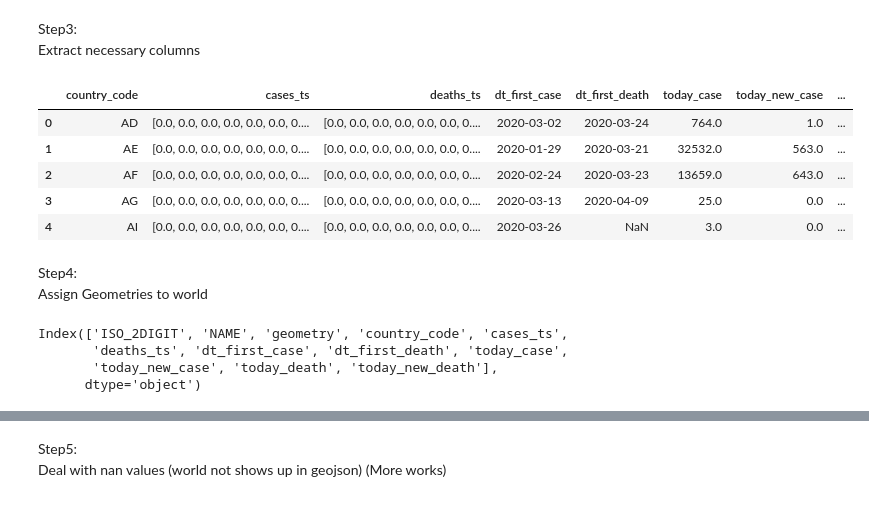
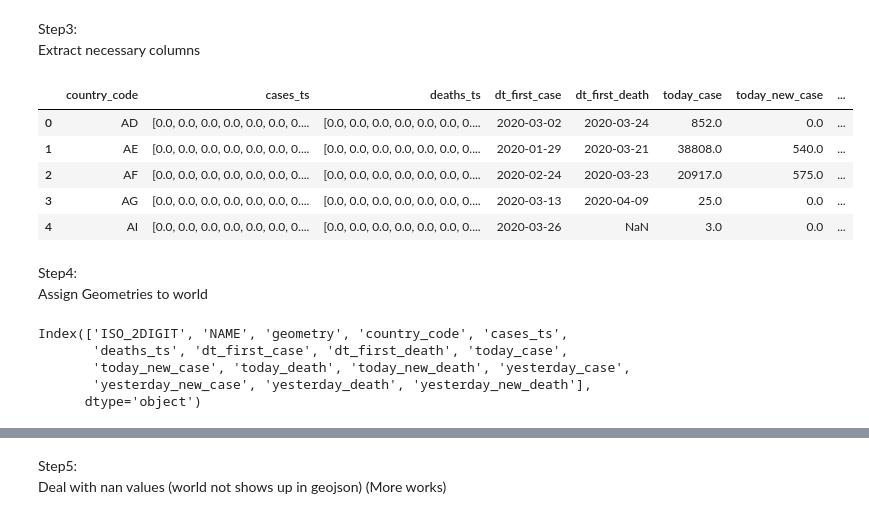
Before and after one commit to cybergis/wherecovid19_webapp, a Jupyter notebook: preprocessing/worldwide/world_layer_usingCountryID.ipynb, the cells around one changed output, grey strips where cells are left out. Saved outputs shown, nothing was run; the diff lists cells and outputs as text; code cells hidden in the pictures.

Commit message:
Change the number of new cases and deaths to be same as WHO webpage

```diff
--- a/preprocessing/worldwide/world_layer_usingCountryID.ipynb
+++ b/preprocessing/worldwide/world_layer_usingCountryID.ipynb
@@ -313,6 +313,11 @@ Step2:
 Add today_case, today_new_case, today_death, today_new_death
 # %%
 yesterday = date.values[-2]
+day_before_yes = date.values[-3]
+pivot_world['yesterday_case'] = pivot_world['cases'][yesterday]
+pivot_world['yesterday_new_case'] = pivot_world['cases'][yesterday] - pivot_world['cases'][day_before_yes]
+pivot_world['yesterday_death'] = pivot_world['deaths'][yesterday]
+pivot_world['yesterday_new_death'] = pivot_world['deaths'][yesterday] - pivot_world['deaths'][day_before_yes]
 pivot_world['today_case'] = pivot_world['cases'][dt_str_end]
 pivot_world['today_new_case'] = pivot_world['cases'][dt_str_end] - pivot_world['cases'][yesterday]
 pivot_world['today_death'] = pivot_world['deaths'][dt_str_end]
@@ -321,15 +326,15 @@ pivot_world['today_new_death'] = pivot_world['deaths'][dt_str_end] - pivot_world
 Step3:
 Extract necessary columns
 # %%
-report_df = pivot_world[['cases_ts','deaths_ts','dt_first_case','dt_first_death','today_case','today_new_case', 'today_death','today_new_death']]
+report_df = pivot_world[['cases_ts','deaths_ts','dt_first_case','dt_first_death','today_case','today_new_case', 'today_death','today_new_death','yesterday_case','yesterday_new_case','yesterday_death','yesterday_new_death']]
 report_df = report_df.reset_index()
-report_df.columns = ['country_code','cases_ts','deaths_ts','dt_first_case','dt_first_death','today_case','today_new_case', 'today_death','today_new_death']
+report_df.columns = ['country_code','cases_ts','deaths_ts','dt_first_case','dt_first_death','today_case','today_new_case', 'today_death','today_new_death','yesterday_case','yesterday_new_case','yesterday_death','yesterday_new_death']
 report_df.head(5)
 # %% [output]
 |  | country_code | cases_ts | deaths_ts | dt_first_case | dt_first_death | today_case | today_new_case | ... |
-| 0 | AD | [0.0, 0.0, 0.0, 0.0, 0.0, 0.0, 0.... | [0.0, 0.0, 0.0, 0.0, 0.0, 0.0, 0.... | 2020-03-02 | 2020-03-24 | 764.0 | 1.0 | ... |
-| 1 | AE | [0.0, 0.0, 0.0, 0.0, 0.0, 0.0, 0.... | [0.0, 0.0, 0.0, 0.0, 0.0, 0.0, 0.... | 2020-01-29 | 2020-03-21 | 32532.0 | 563.0 | ... |
-| 2 | AF | [0.0, 0.0, 0.0, 0.0, 0.0, 0.0, 0.... | [0.0, 0.0, 0.0, 0.0, 0.0, 0.0, 0.... | 2020-02-24 | 2020-03-23 | 13659.0 | 643.0 | ... |
+| 0 | AD | [0.0, 0.0, 0.0, 0.0, 0.0, 0.0, 0.... | [0.0, 0.0, 0.0, 0.0, 0.0, 0.0, 0.... | 2020-03-02 | 2020-03-24 | 852.0 | 0.0 | ... |
+| 1 | AE | [0.0, 0.0, 0.0, 0.0, 0.0, 0.0, 0.... | [0.0, 0.0, 0.0, 0.0, 0.0, 0.0, 0.... | 2020-01-29 | 2020-03-21 | 38808.0 | 540.0 | ... |
+| 2 | AF | [0.0, 0.0, 0.0, 0.0, 0.0, 0.0, 0.... | [0.0, 0.0, 0.0, 0.0, 0.0, 0.0, 0.... | 2020-02-24 | 2020-03-23 | 20917.0 | 575.0 | ... |
 | 3 | AG | [0.0, 0.0, 0.0, 0.0, 0.0, 0.0, 0.... | [0.0, 0.0, 0.0, 0.0, 0.0, 0.0, 0.... | 2020-03-13 | 2020-04-09 | 25.0 | 0.0 | ... |
 | 4 | AI | [0.0, 0.0, 0.0, 0.0, 0.0, 0.0, 0.... | [0.0, 0.0, 0.0, 0.0, 0.0, 0.0, 0.... | 2020-03-26 | NaN | 3.0 | 0.0 | ... |
 # %% [markdown]
@@ -341,7 +346,8 @@ final_df.columns
 # %% [output]
 Index(['ISO_2DIGIT', 'NAME', 'geometry', 'country_code', 'cases_ts',
        'deaths_ts', 'dt_first_case', 'dt_first_death', 'today_case',
-       'today_new_case', 'today_death', 'today_new_death'],
+       'today_new_case', 'today_death', 'today_new_death', 'yesterday_case',
+       'yesterday_new_case', 'yesterday_death', 'yesterday_new_death'],
       dtype='object')
 # %%
 final_df
```
Also changed, not shown: parts of 16 cells of this notebook, 4 other files.
